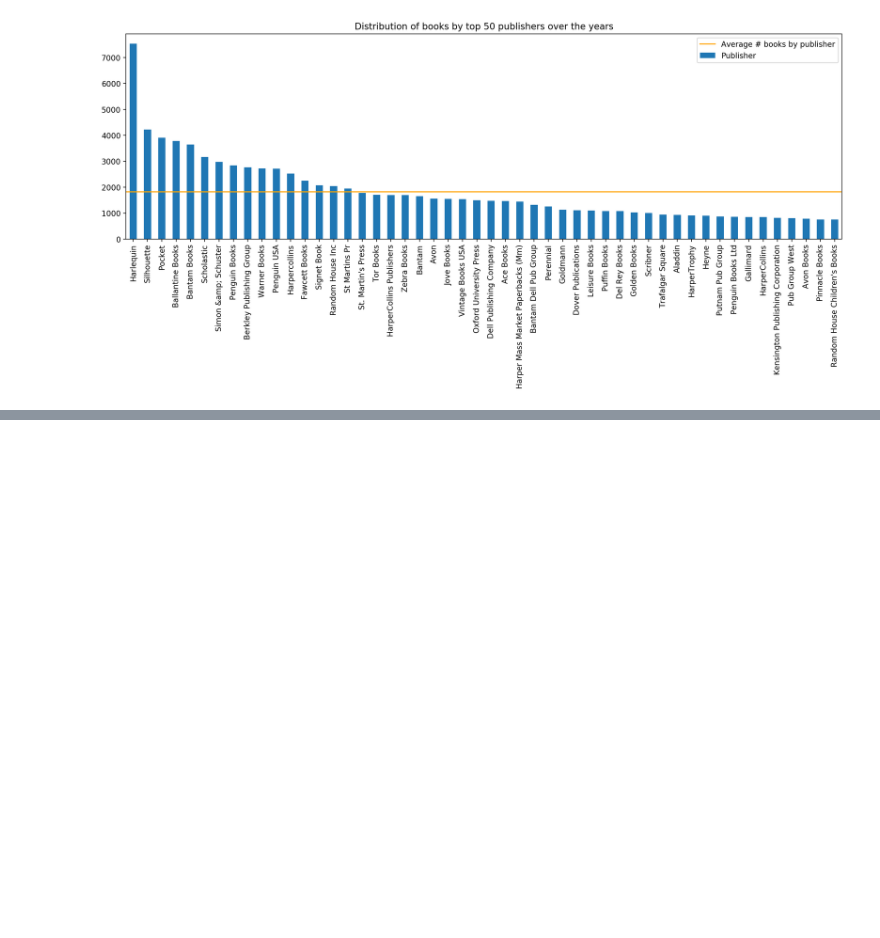
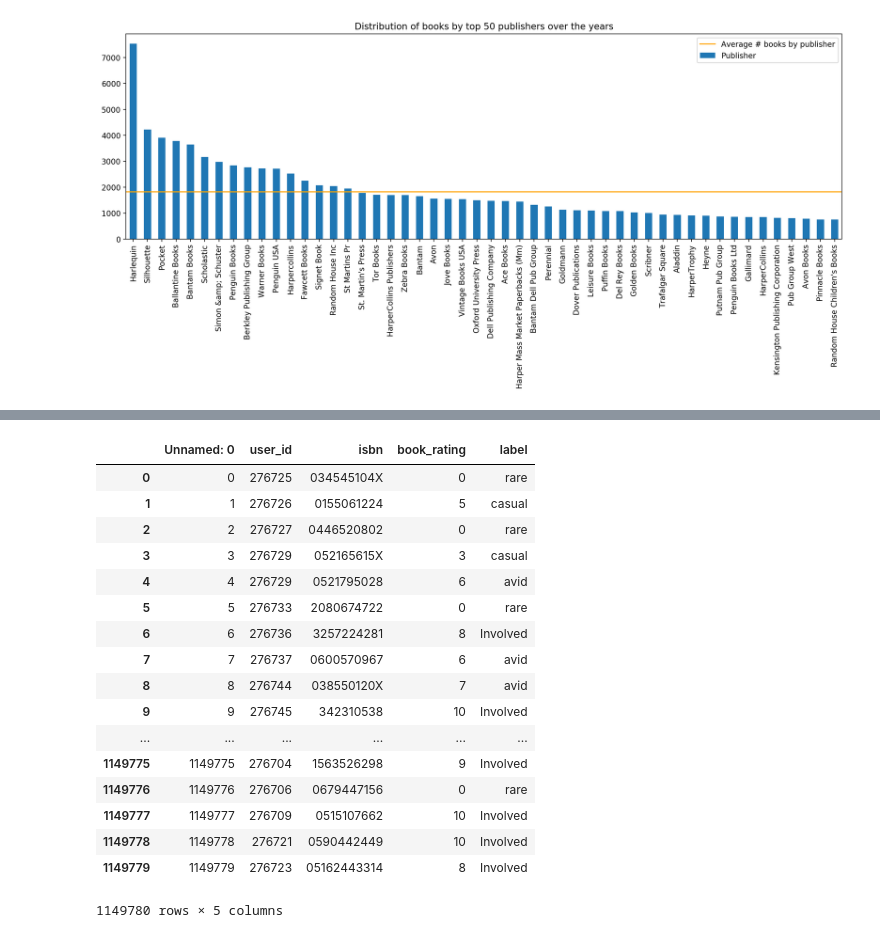
Before and after one commit to tjdharamsi/E4571-Personalisation-Theory-Project, a Jupyter notebook: analysis/exploratory-data-analysis.ipynb, the cells around one changed output, grey strips where cells are left out. Saved outputs shown, nothing was run; the diff lists cells and outputs as text; code cells hidden in the pictures; blank space fills up the shorter version.

```diff
--- a/analysis/exploratory-data-analysis.ipynb
+++ b/analysis/exploratory-data-analysis.ipynb
@@ -68,0 +75,2 @@ books.head(4)
+# %%
+ratings['label'] = pd.cut(ratings['book_rating'],bins=4,labels=['rare','casual','avid','Involved'])
@@ -68,0 +91,21 @@ books.head(4)
+# %%
+ratings
+# %% [output]
+|  | Unnamed: 0 | user_id | isbn | book_rating | label |
+| 0 | 0 | 276725 | 034545104X | 0 | rare |
+| 1 | 1 | 276726 | 0155061224 | 5 | casual |
+| 2 | 2 | 276727 | 0446520802 | 0 | rare |
+| 3 | 3 | 276729 | 052165615X | 3 | casual |
+| 4 | 4 | 276729 | 0521795028 | 6 | avid |
+| 5 | 5 | 276733 | 2080674722 | 0 | rare |
+| 6 | 6 | 276736 | 3257224281 | 8 | Involved |
+| 7 | 7 | 276737 | 0600570967 | 6 | avid |
+| 8 | 8 | 276744 | 038550120X | 7 | avid |
+| 9 | 9 | 276745 | 342310538 | 10 | Involved |
+| ... | ... | ... | ... | ... | ... |
+| 1149775 | 1149775 | 276704 | 1563526298 | 9 | Involved |
+| 1149776 | 1149776 | 276706 | 0679447156 | 0 | rare |
+| 1149777 | 1149777 | 276709 | 0515107662 | 10 | Involved |
+| 1149778 | 1149778 | 276721 | 0590442449 | 10 | Involved |
+| 1149779 | 1149779 | 276723 | 05162443314 | 8 | Involved |
+1149780 rows × 5 columns
```
Also changed, not shown: parts of 4 cells of this notebook, 1 other file.
